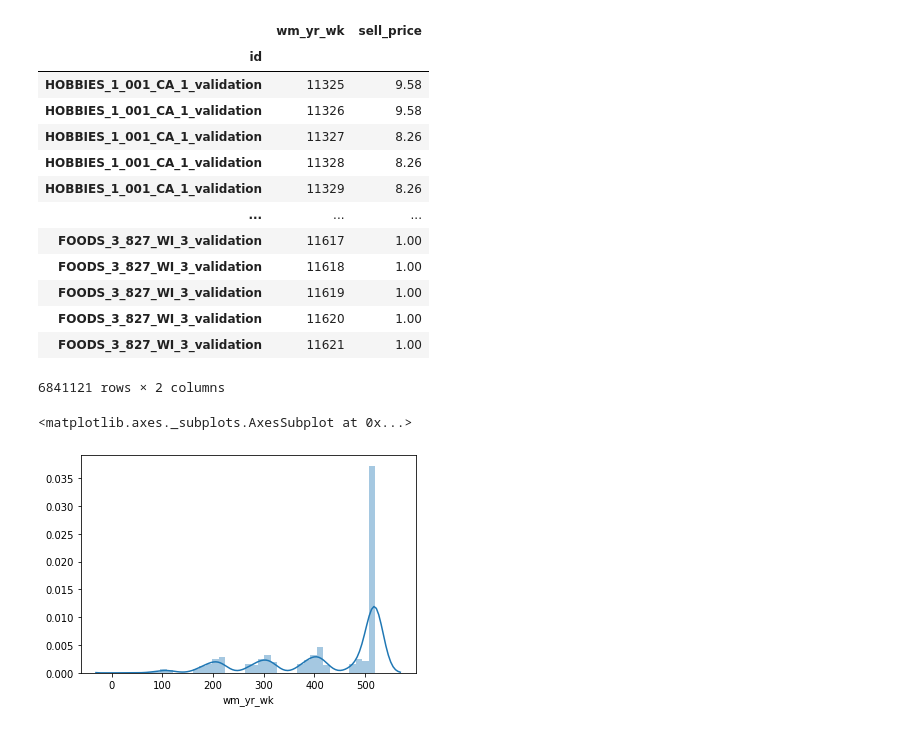
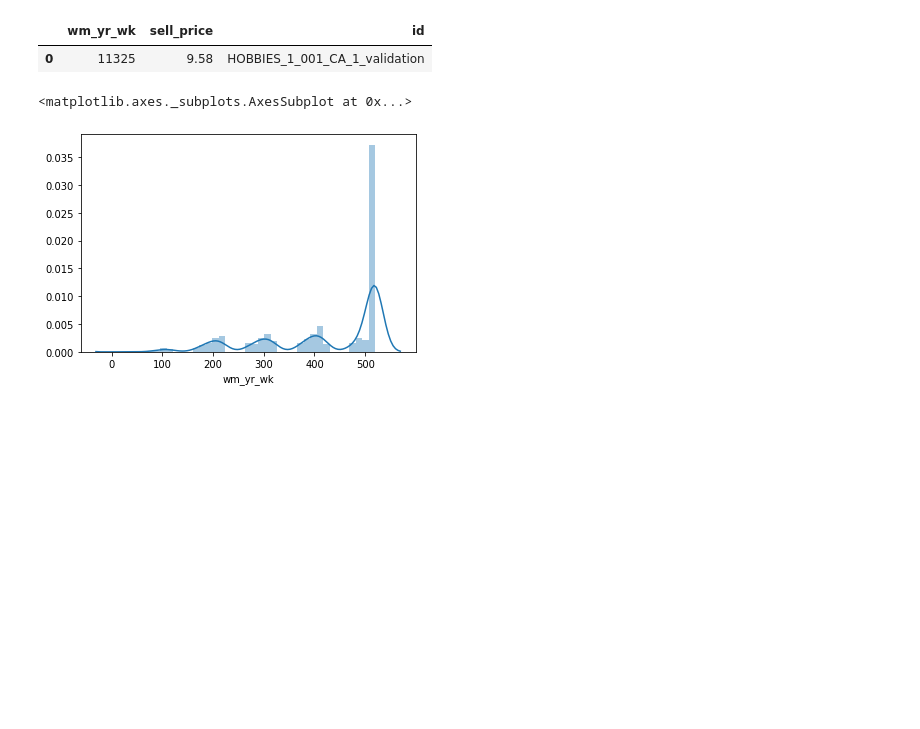
Before and after one commit to arhow/m5_forecasting_accuracy, a Jupyter notebook: notebook/for-japanese-beginner-with-wrmsse-in-lgbm.ipynb, the cells around one changed output. Saved outputs shown, nothing was run; the diff lists cells and outputs as text; code cells hidden in the pictures; blank space fills up the shorter version.

```diff
--- a/notebook/for-japanese-beginner-with-wrmsse-in-lgbm.ipynb
+++ b/notebook/for-japanese-beginner-with-wrmsse-in-lgbm.ipynb
@@ -409,24 +393,13 @@ calendar_w
 # %%
-sell_prices['id'] = sell_prices[['item_id', 'store_id']].apply(lambda x: f'{x[0]}_{x[1]}_validation', axis=1)
+# sell_prices['id'] = sell_prices[['item_id', 'store_id']].apply(lambda x: f'{x[0]}_{x[1]}_validation', axis=1)
+sell_prices['id'] = sell_prices['item_id'] + '_' + sell_prices['store_id'] + '_validation'
 sell_prices.drop(columns=['store_id', 'item_id'], inplace=True)
-sell_prices.set_index(['id'], inplace=True)
+# sell_prices.set_index(['id'], inplace=True)
 # %%
-sell_prices
+sell_prices.head(1)
 # %% [output]
-|  | wm_yr_wk | sell_price |
-| id |  |  |
-| HOBBIES_1_001_CA_1_validation | 11325 | 9.58 |
-| HOBBIES_1_001_CA_1_validation | 11326 | 9.58 |
-| HOBBIES_1_001_CA_1_validation | 11327 | 8.26 |
-| HOBBIES_1_001_CA_1_validation | 11328 | 8.26 |
-| HOBBIES_1_001_CA_1_validation | 11329 | 8.26 |
-| ... | ... | ... |
-| FOODS_3_827_WI_3_validation | 11617 | 1.00 |
-| FOODS_3_827_WI_3_validation | 11618 | 1.00 |
-| FOODS_3_827_WI_3_validation | 11619 | 1.00 |
-| FOODS_3_827_WI_3_validation | 11620 | 1.00 |
-| FOODS_3_827_WI_3_validation | 11621 | 1.00 |
+|  | wm_yr_wk | sell_price | id |
+| 0 | 11325 | 9.58 | HOBBIES_1_001_CA_1_validation |
-6841121 rows × 2 columns
 # %%
 sns.distplot(sell_prices.groupby(sell_prices.index)['wm_yr_wk'].apply(lambda x : max(x)-min(x)))
 # %% [output]
```
Also changed, not shown: parts of 31 cells of this notebook, 1 other file.
